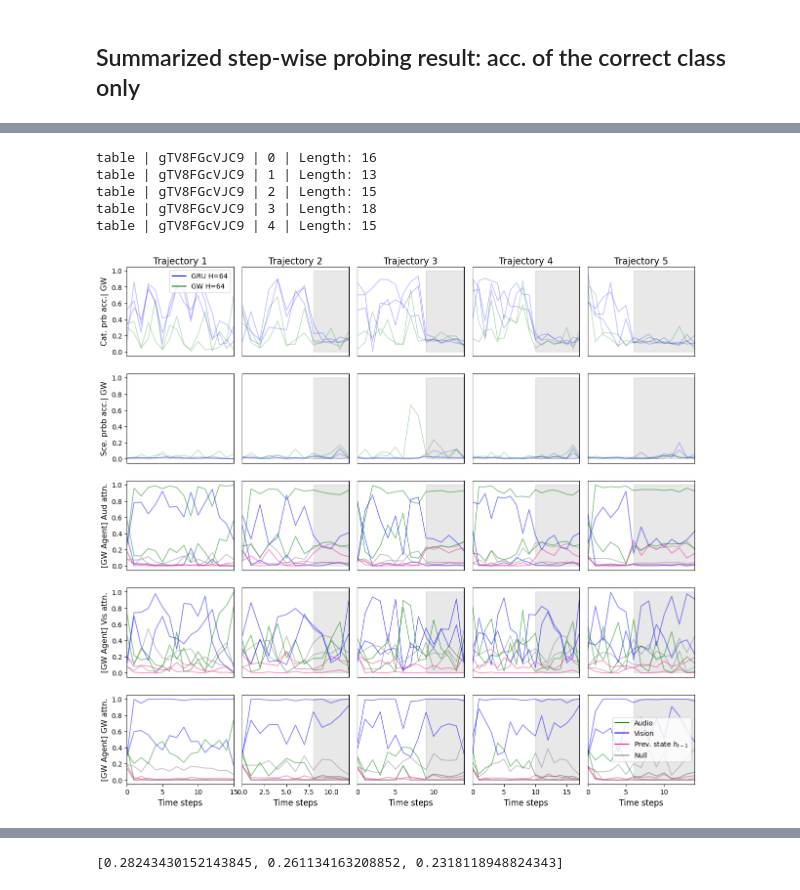
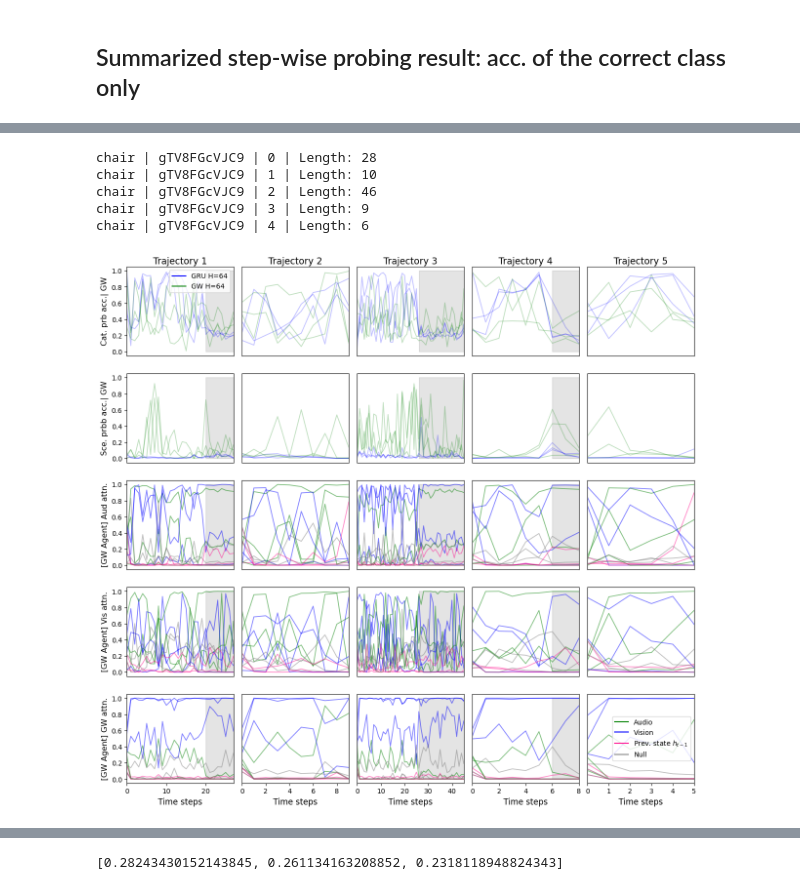
Before and after one commit to arayabrain/multimodal-global-workspace-agent, a Jupyter notebook: ppo/SAVI_v3_Analysis.ipynb, the cells around one changed output, grey strips where cells are left out. Cells and saved outputs as stored; diff of their text form; code cells hidden in the pictures.

```diff
--- a/ppo/SAVI_v3_Analysis.ipynb
+++ b/ppo/SAVI_v3_Analysis.ipynb
@@ -718,7 +718,7 @@ for k, v in MODEL_VARIANTS_TO_STATEDICT_PATH.items():
         agent = GWTv3ActorCritic(single_observation_space, single_action_space, tmp_args,
             analysis_layers=models3.GWTAGENT_DEFAULT_ANALYSIS_LAYER_NAMES + ["state_encoder.ca.mha"])
         # print(agent)
-        summary(agent)
+        print(summary(agent))
     elif k.__contains__("gruv3"):
         print(f"Loaded GRUv3 Agent: '{k}'")
         tmp_args = copy.copy(args)
@@ -728,7 +728,7 @@ for k, v in MODEL_VARIANTS_TO_STATEDICT_PATH.items():
         agent = ActorCritic_GRUBaseline(single_observation_space, single_action_space, tmp_args,
             analysis_layers=models3.GWTAGENT_DEFAULT_ANALYSIS_LAYER_NAMES )
         # print(agent)
-        summary(agent)
+        print(summary(agent))
 
     agent.eval()
     # Load the model weights
@@ -1857,12 +1857,12 @@ mpl.rcParams.update(mpl.rcParamsDefault)
 # plt.style.use("ggplot")
 
 TRAJS_OF_INTEREST_DICT = [
-  # *[{"category": "chair", "scene": "gTV8FGcVJC9", "traj_idx": i} for i in range(5)]
+  *[{"category": "chair", "scene": "gTV8FGcVJC9", "traj_idx": i} for i in range(5)]
   # *[{"category": "picture", "scene": "gTV8FGcVJC9", "traj_idx": i} for i in range(5)] # No sound cutoffs
   # *[{"category": "cushion", "scene": "gTV8FGcVJC9", "traj_idx": i} for i in range(5)]
   # *[{"category": "plant", "scene": "gTV8FGcVJC9", "traj_idx": i} for i in range(5)]
   # *[{"category": "cabinet", "scene": "gTV8FGcVJC9", "traj_idx": i} for i in range(5)]
-  *[{"category": "table", "scene": "gTV8FGcVJC9", "traj_idx": i} for i in range(5)]
+  # *[{"category": "table", "scene": "gTV8FGcVJC9", "traj_idx": i} for i in range(5)]
 ]
 N_TRAJS = len(TRAJS_OF_INTEREST_DICT)
 fig, axes = plt.subplots(5, N_TRAJS, figsize=(N_TRAJS * 3, 5 * 2.75))
@@ -1881,7 +1881,7 @@ AGENT_GROUPS_OF_INTEREST = {
   "GW H=64": {
     111: "ppo_bc__savi_ss1_rgb_spectro__gwtv3__gw_detach__usenull__grulynrm__entcoef_0.2__no_cew__h_64__seed_111",
     222: "ppo_bc__savi_ss1_rgb_spectro__gwtv3__gw_detach__usenull__grulynrm__entcoef_0.2__no_cew__h_64__seed_222",
-    # 333: "ppo_bc__savi_ss1_rgb_spectro__gwtv3__gw_detach__usenull__grulynrm__entcoef_0.2__no_cew__h_64__seed_333",
+    333: "ppo_bc__savi_ss1_rgb_spectro__gwtv3__gw_detach__usenull__grulynrm__entcoef_0.2__no_cew__h_64__seed_333",
   },
   # "GW H=512": {
   #   111: "ppo_bc__savi_ss1_rgb_spectro__gwtv3__gw_detach__usenull__grulynrm__entcoef_0.2__no_cew__seed_111",
@@ -1973,36 +1973,36 @@ for trajint_idx, trajint_data in enumerate(TRAJS_OF_INTEREST_DICT):
 
       ## Fix the length of the x axis
       [axes[i, trajint_idx].set_xlim([0, T-1]) for i in range(5)]
 
       ## Plot the black bar
       # [axes[i, trajint_idx].plot([0, mute_step], [1.05, 1.05], label="_snd_cutoff", c="black", linewidth=2) for i in [0, 2, 3, 4]]
       ## Shading the non silent region in gray
       [axes[i, trajint_idx].fill_between([mute_step, T], 0, [1.0, 1.0], color="gray", alpha=0.035) for i in [0, 1, 2, 3, 4]]
 
       if exp_name.__contains__("gwtv3"):
         # Plot the attention weights for the GWTv3 variant
         att_weights = CAT_SCENE_TRAJS_FEATURES[cat][scene][traj_idx][exp_name]["state_encoder.ca.mha"][1][:, 0, :, :]
 
         for mod_idx in range(2, 5):
           for mod_axis in range(4):
             mod_idx_offset = mod_idx-2
             axes[mod_idx, trajint_idx].plot(xs, att_weights[:, mod_idx_offset, mod_axis],
               linewidth=1.25,
               label=MOD_AXIS_TO_NAME[mod_axis],
               color=MOD_AXIS_TO_COLOR[mod_axis],
               alpha=0.5)
 
 # Set legend using dashed lines before doing the dots / scater
 axes[0, 0].legend(handles=probe_acc_legend_handles)
 axes[4, N_TRAJS-1].legend(handles=attn_weights_legend_handles)
 
 fig.subplots_adjust(wspace=0.08)
 # fig.tight_layout()
 fig.show()
 # %% [output]
-table | gTV8FGcVJC9 | 0 | Length: 16
-table | gTV8FGcVJC9 | 1 | Length: 13
-table | gTV8FGcVJC9 | 2 | Length: 15
-table | gTV8FGcVJC9 | 3 | Length: 18
-table | gTV8FGcVJC9 | 4 | Length: 15
+chair | gTV8FGcVJC9 | 0 | Length: 28
+chair | gTV8FGcVJC9 | 1 | Length: 10
+chair | gTV8FGcVJC9 | 2 | Length: 46
+chair | gTV8FGcVJC9 | 3 | Length: 9
+chair | gTV8FGcVJC9 | 4 | Length: 6
-[figure, old version]
+[figure, new version]
```
Also changed, not shown: parts of 7 cells of this notebook.
